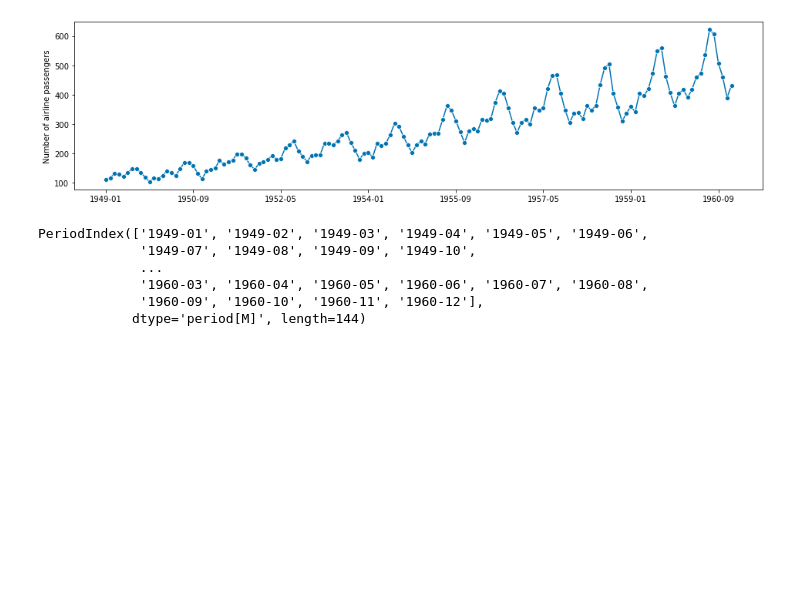
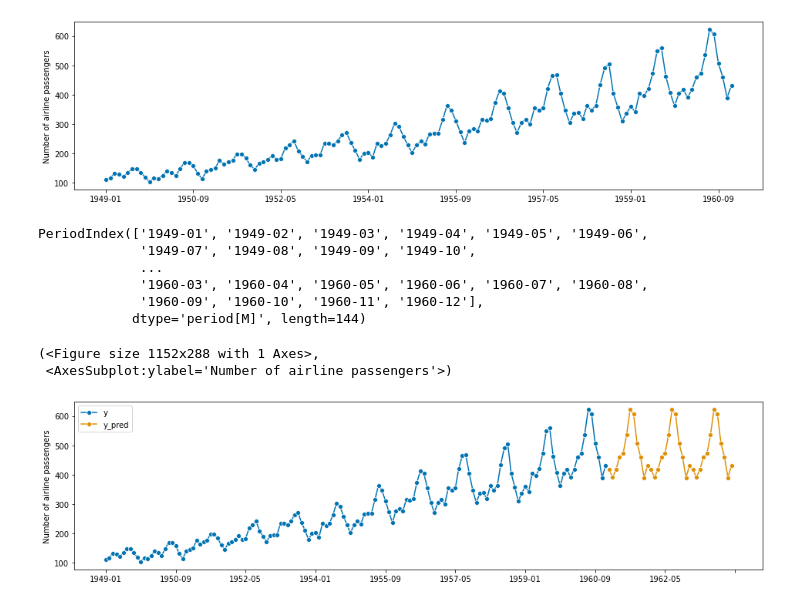
Before and after one commit to pyh5214/ML_Time-Series-Analysis, a Jupyter notebook: 시계열 연습.ipynb, the cells around one changed output. Drawn from its saved outputs; the diff is of its cells as text; code cells hidden in the pictures; blank space fills up the shorter version.

```diff
--- a/시계열 연습.ipynb
+++ b/시계열 연습.ipynb
@@ -49,0 +54,22 @@ PeriodIndex(['1949-01', '1949-02', '1949-03', '1949-04', '1949-05', '1949-06',
+# %%
+# step 1: data specification
+y = load_airline()
+
+# step 2: specifying forecasting horizon
+fh = np.arange(1, 37)
+
+# step 3: specifying the forecasting algorithm
+forecaster = NaiveForecaster(strategy="last", sp=12)
+
+# step 4: fitting the forecaster
+forecaster.fit(y)
+
+# step 5: querying predictions
+y_pred = forecaster.predict(fh)
+# %%
+# optional: plotting predictions and past data
+plot_series(y, y_pred, labels=["y", "y_pred"])
+# %% [output]
+(<Figure size 1152x288 with 1 Axes>,
+ <AxesSubplot:ylabel='Number of airline passengers'>)
+[figure, added]
```
Also changed, not shown: parts of 12 cells of this notebook.
